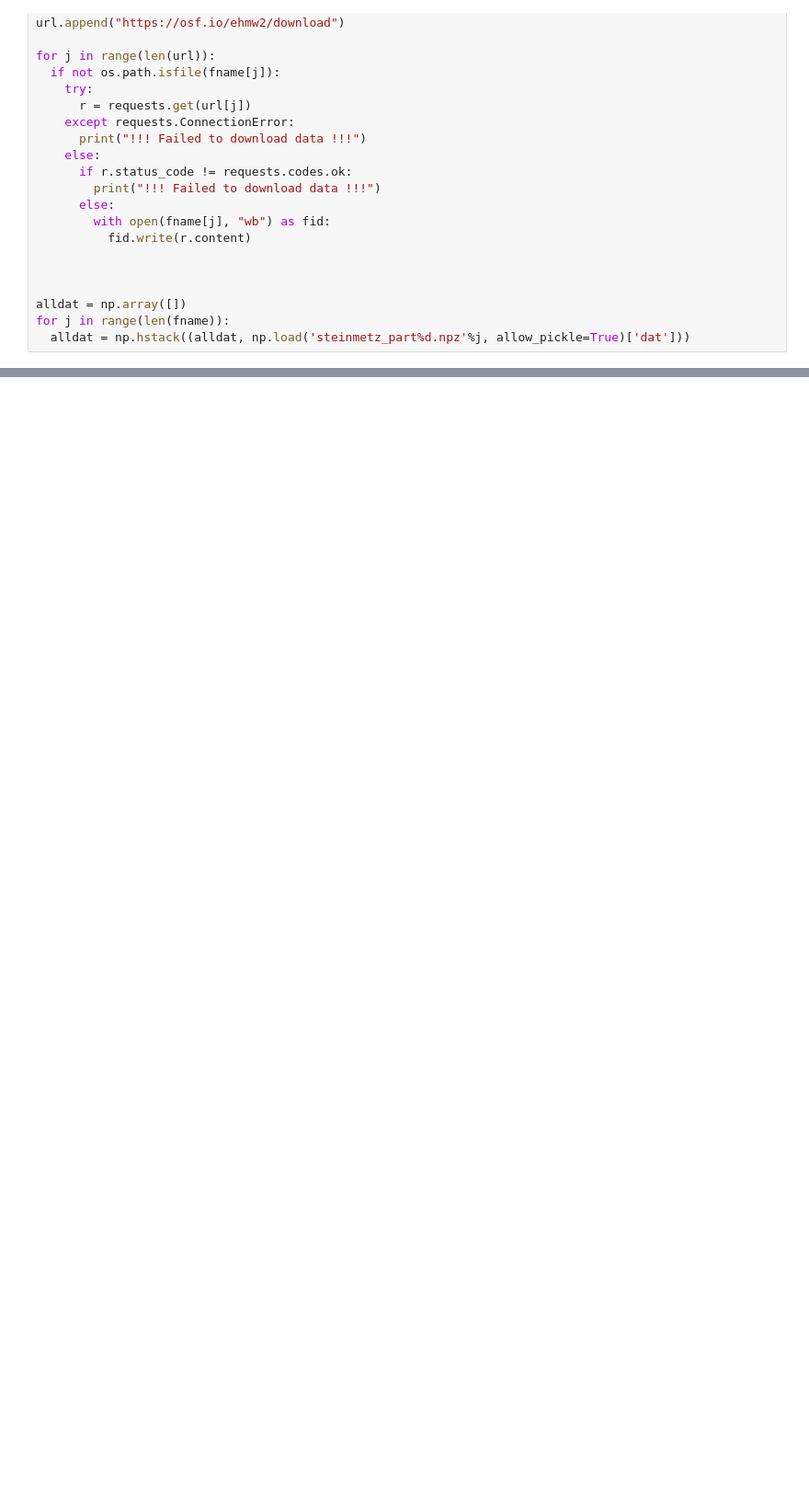
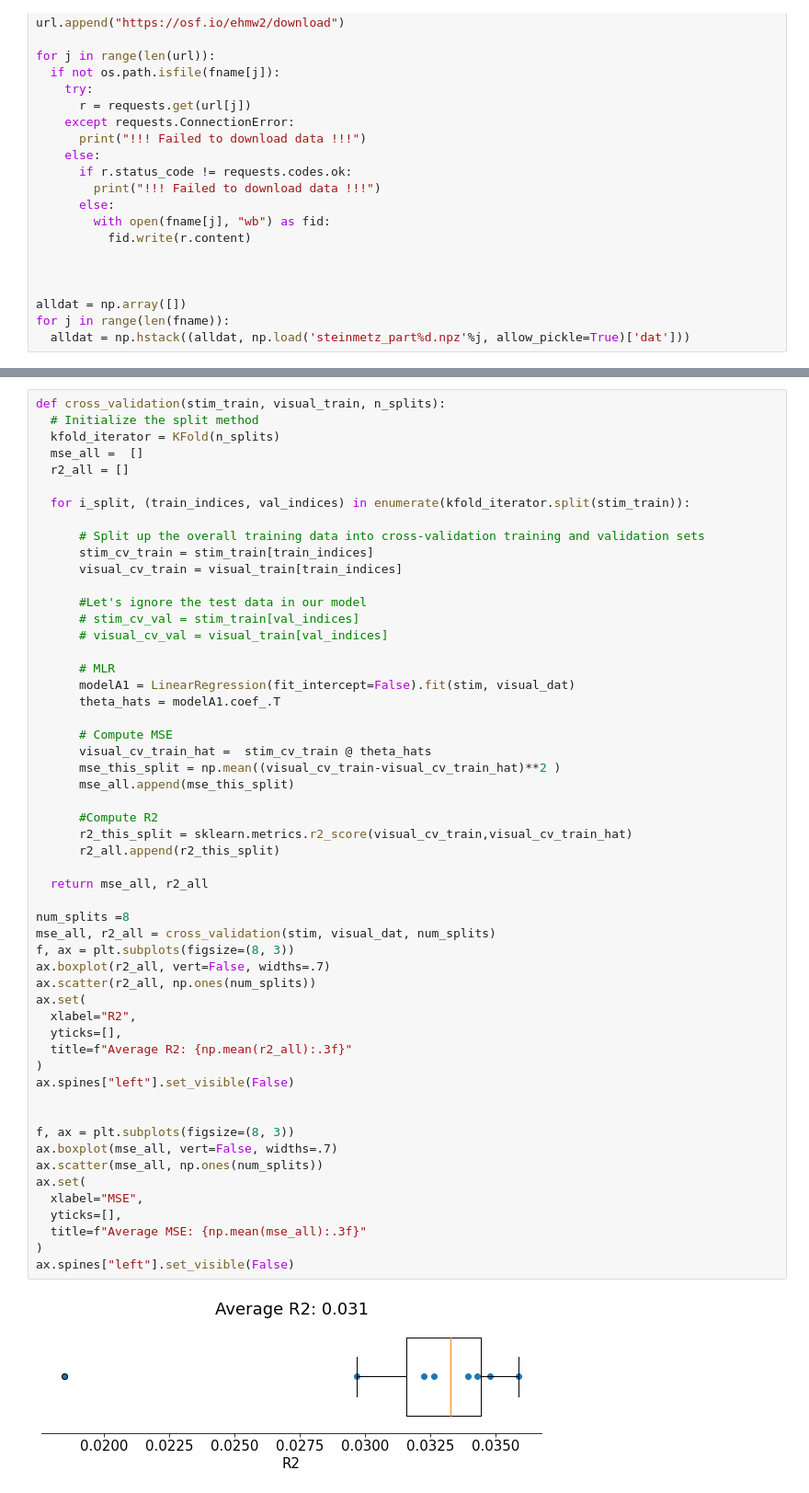
Before and after one commit to mgonzal1/nma_wombat_connectivy_project, a Jupyter notebook: connectivity.ipynb, the cells around one changed output, grey strips where cells are left out. Shown at 92% size. Cells and saved outputs as stored; diff of their text form; blank space fills up the shorter version.

```diff
--- a/connectivity.ipynb
+++ b/connectivity.ipynb
@@ -218,0 +298,56 @@ mse = np.mean( (visual_dat-visual_dat_hat)**2 )
+# %%
+def cross_validation(stim_train, visual_train, n_splits):
+  # Initialize the split method
+  kfold_iterator = KFold(n_splits)
+  mse_all =  []
+  r2_all = []
+
+  for i_split, (train_indices, val_indices) in enumerate(kfold_iterator.split(stim_train)):
+
+      # Split up the overall training data into cross-validation training and validation sets
+      stim_cv_train = stim_train[train_indices]
+      visual_cv_train = visual_train[train_indices]
+
+      #Let's ignore the test data in our model
+      # stim_cv_val = stim_train[val_indices]
+      # visual_cv_val = visual_train[val_indices]
+
+      # MLR
+      modelA1 = LinearRegression(fit_intercept=False).fit(stim, visual_dat)
+      theta_hats = modelA1.coef_.T
+
+      # Compute MSE
+      visual_cv_train_hat =  stim_cv_train @ theta_hats
+      mse_this_split = np.mean((visual_cv_train-visual_cv_train_hat)**2 )
+      mse_all.append(mse_this_split)
+
+      #Compute R2
+      r2_this_split = sklearn.metrics.r2_score(visual_cv_train,visual_cv_train_hat)
+      r2_all.append(r2_this_split)
+
+  return mse_all, r2_all
+
+num_splits =8
+mse_all, r2_all = cross_validation(stim, visual_dat, num_splits)
+f, ax = plt.subplots(figsize=(8, 3))
+ax.boxplot(r2_all, vert=False, widths=.7)
+ax.scatter(r2_all, np.ones(num_splits))
+ax.set(
+  xlabel="R2",
+  yticks=[],
+  title=f"Average R2: {np.mean(r2_all):.3f}"
+)
+ax.spines["left"].set_visible(False)
+
+
+f, ax = plt.subplots(figsize=(8, 3))
+ax.boxplot(mse_all, vert=False, widths=.7)
+ax.scatter(mse_all, np.ones(num_splits))
+ax.set(
+  xlabel="MSE",
+  yticks=[],
+  title=f"Average MSE: {np.mean(mse_all):.3f}"
+)
+ax.spines["left"].set_visible(False)
+# %% [output]
+[figure, added]
```
Also changed, not shown: parts of 15 cells of this notebook.
